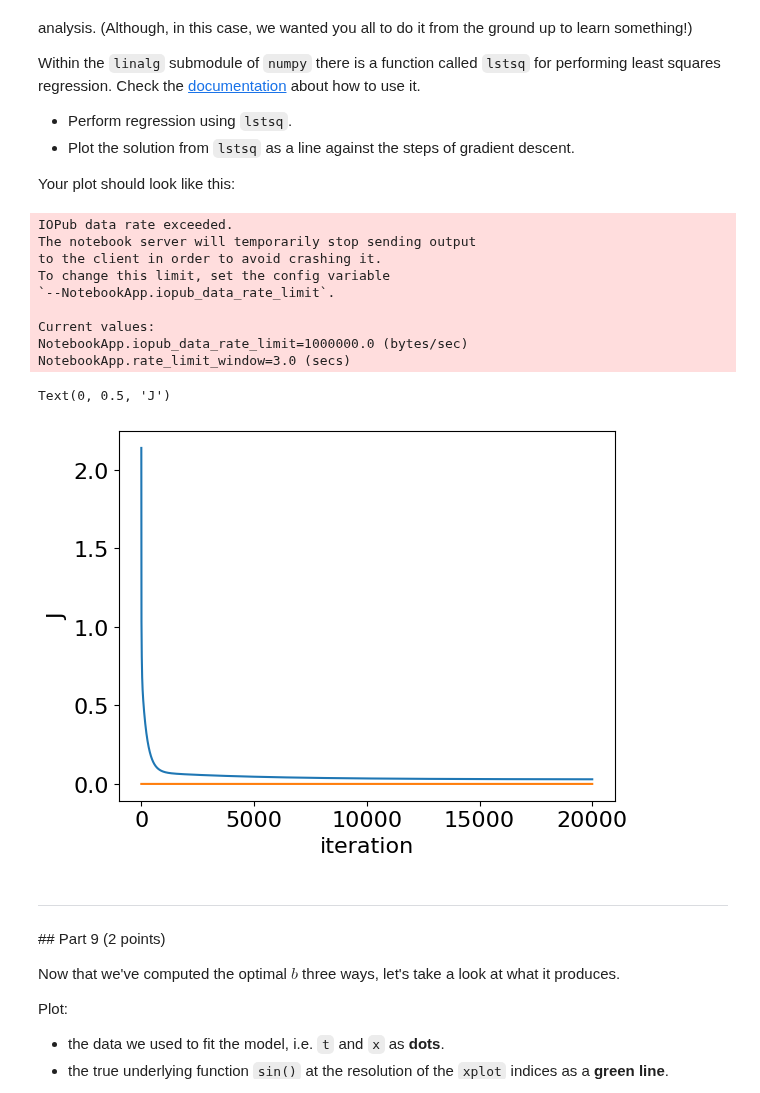
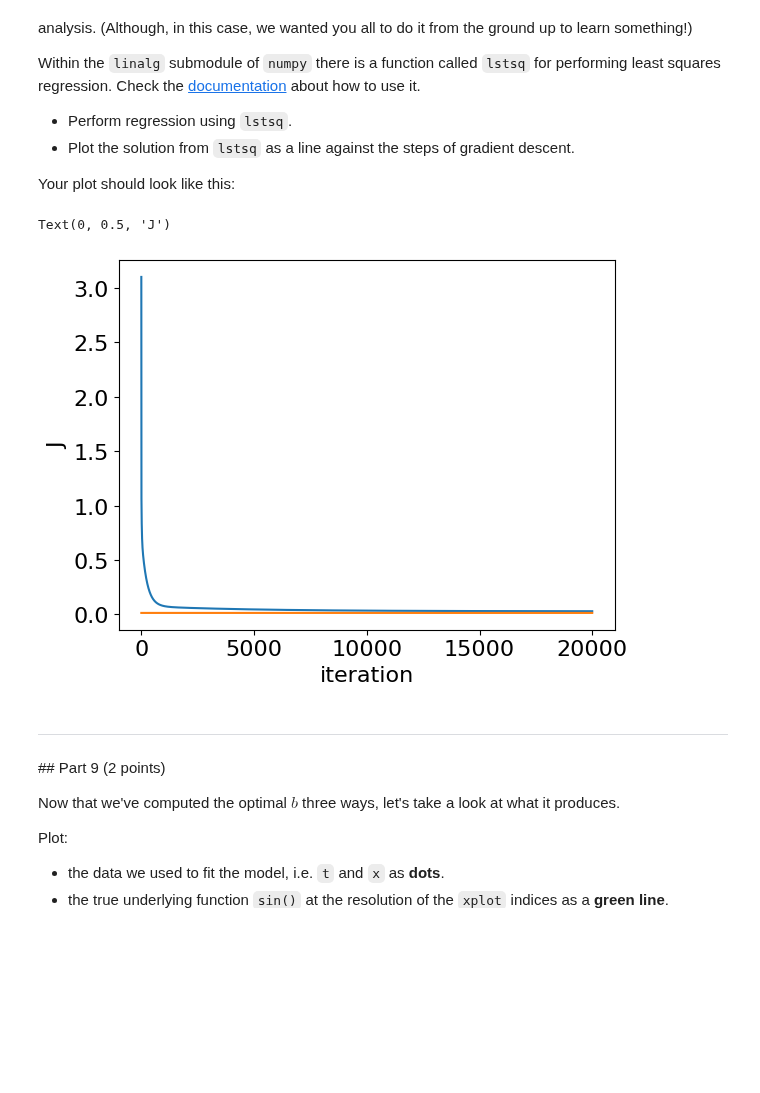
Before and after one commit to Urvi-M/BE559, a Jupyter notebook: Homework2_part1_v2.ipynb, the cells around one changed output. Saved outputs shown, nothing was run; the diff lists cells and outputs as text; code cells hidden in the pictures; blank space fills up the shorter version.

```diff
--- a/Homework2_part1_v2.ipynb
+++ b/Homework2_part1_v2.ipynb
@@ -235,9 +236,13 @@ for i in steps-1:
   dJ[i] = (gradient(t,x,b[i]))
   b[i+1] = b[i] -a*(dJ[i])
   J[i+1] = ssd(x,b[i+1],t)
+B=np.array(b[-1])
+J[0] =J0
+print(J)
 
 plt.plot(steps,J)
 plt.xlabel('iteration')
+
 plt.ylabel('J')
 plt.show()
 # %% [output]
@@ -287,25 +293,16 @@ Within the `linalg` submodule of `numpy` there is a function called `lstsq` for
 Your plot should look like this:
 # %%
 a = np.transpose(poly(x,n))
-S = np.linalg.lstsq(a,t,rcond=None)[0]
-S= [S]*len(steps)
-print((S))
+S = np.linalg.lstsq(a,t,rcond=None)[1]
+s= [S]*len(steps)
+
 plt.plot(steps,J)
-plt.plot(steps,np.array(S)[:,6]*0)
+plt.plot(steps,np.array(s))
 plt.xlabel('iteration')
 plt.ylabel('J')
 # %% [output]
-IOPub data rate exceeded.
-The notebook server will temporarily stop sending output
-to the client in order to avoid crashing it.
-To change this limit, set the config variable
-`--NotebookApp.iopub_data_rate_limit`.
-
-Current values:
-NotebookApp.iopub_data_rate_limit=1000000.0 (bytes/sec)
-NotebookApp.rate_limit_window=3.0 (secs)
+Text(0, 0.5, 'J')
-Text(0, 0.5, 'J')
-[figure, old version]
+[figure, new version]
 # %% [markdown]
 ---
 ## Part 9 (2 points)
```
Also changed, not shown: parts of 7 cells of this notebook.
